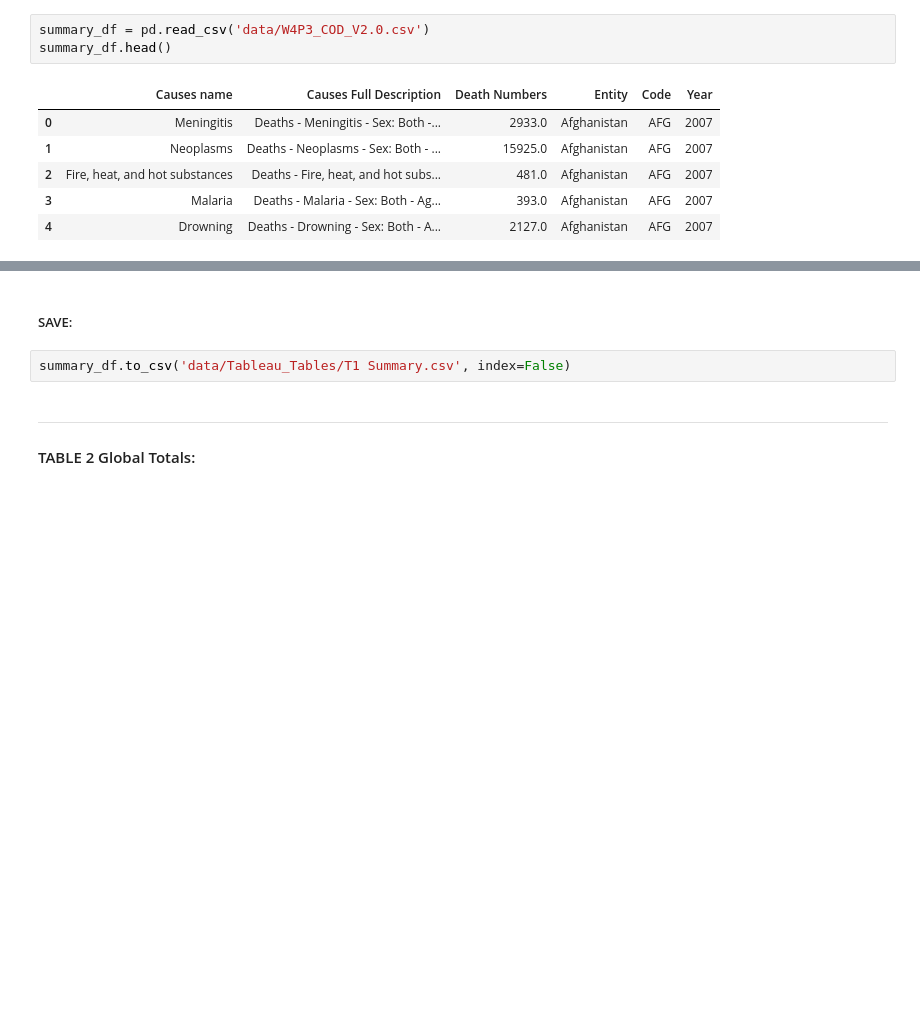
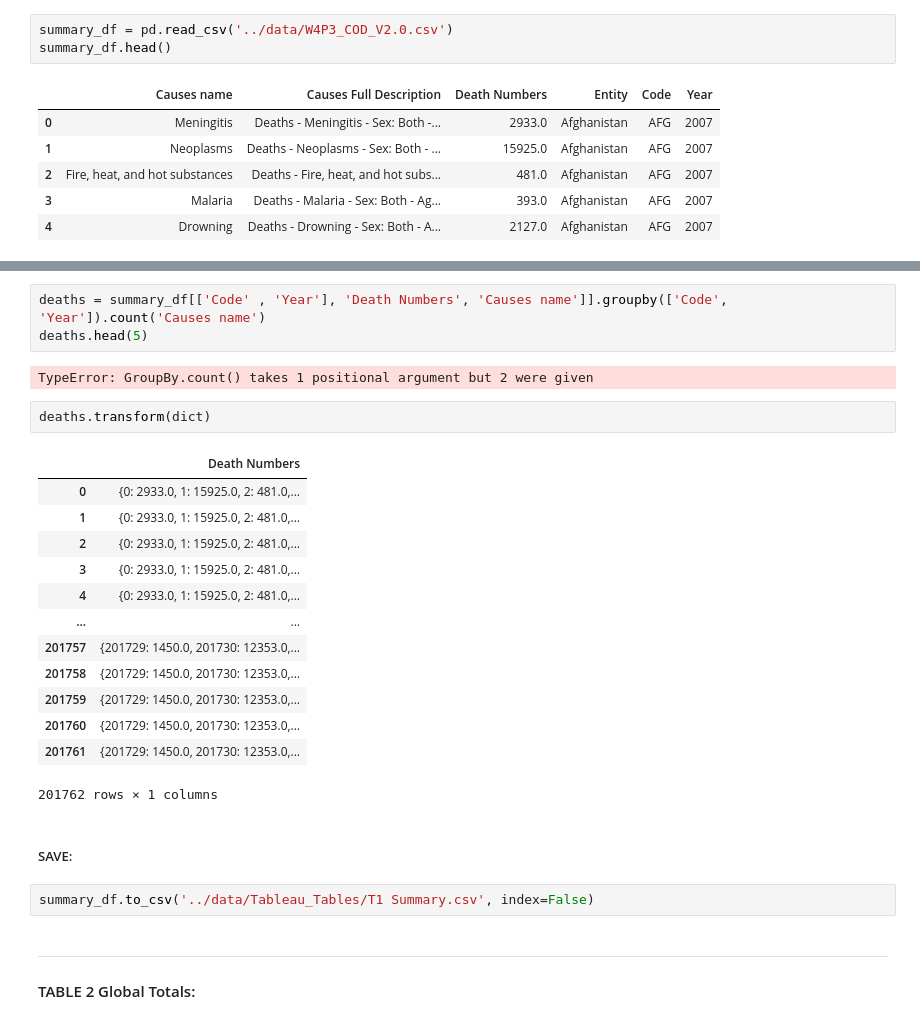
Before and after one commit to jdormaar/Global-Mortality-Distributions-by-Age-Groups, a Jupyter notebook: Workbook/W4P3_Tableau_doodle_doc.ipynb, the cells around one changed output, grey strips where cells are left out. Drawn from its saved outputs; the diff is of its cells as text; blank space fills up the shorter version.

```diff
--- a/Workbook/W4P3_Tableau_doodle_doc.ipynb
+++ b/Workbook/W4P3_Tableau_doodle_doc.ipynb
@@ -25,7 +26,7 @@ Load and explore the data for Tableau readiness.
 
 #### TABLE 1 Summary:
 # %%
-summary_df = pd.read_csv('data/W4P3_COD_V2.0.csv')
+summary_df = pd.read_csv('../data/W4P3_COD_V2.0.csv')
 summary_df.head()
 # %% [output]
 |  | Causes name | Causes Full Description | Death Numbers | Entity | Code | Year |
@@ -37,7 +150,28 @@ summary_df.head()
+# %%
+deaths = summary_df[['Code' , 'Year'], 'Death Numbers', 'Causes name']].groupby(['Code', 'Year']).count('Causes name')
+deaths.head(5)
+# %% [output]
+TypeError: GroupBy.count() takes 1 positional argument but 2 were given
+# %%
+deaths.transform(dict)
+# %% [output]
+|  | Death Numbers |
+| 0 | {0: 2933.0, 1: 15925.0, 2: 481.0,... |
+| 1 | {0: 2933.0, 1: 15925.0, 2: 481.0,... |
+| 2 | {0: 2933.0, 1: 15925.0, 2: 481.0,... |
+| 3 | {0: 2933.0, 1: 15925.0, 2: 481.0,... |
+| 4 | {0: 2933.0, 1: 15925.0, 2: 481.0,... |
+| ... | ... |
+| 201757 | {201729: 1450.0, 201730: 12353.0,... |
+| 201758 | {201729: 1450.0, 201730: 12353.0,... |
+| 201759 | {201729: 1450.0, 201730: 12353.0,... |
+| 201760 | {201729: 1450.0, 201730: 12353.0,... |
+| 201761 | {201729: 1450.0, 201730: 12353.0,... |
+201762 rows × 1 columns
 # %% [markdown]
 ##### SAVE:
 # %%
-summary_df.to_csv('data/Tableau_Tables/T1 Summary.csv', index=False)
+summary_df.to_csv('../data/Tableau_Tables/T1 Summary.csv', index=False)
 # %% [markdown]
 ----
 
```
Also changed, not shown: parts of 37 cells of this notebook, 1 other file.
